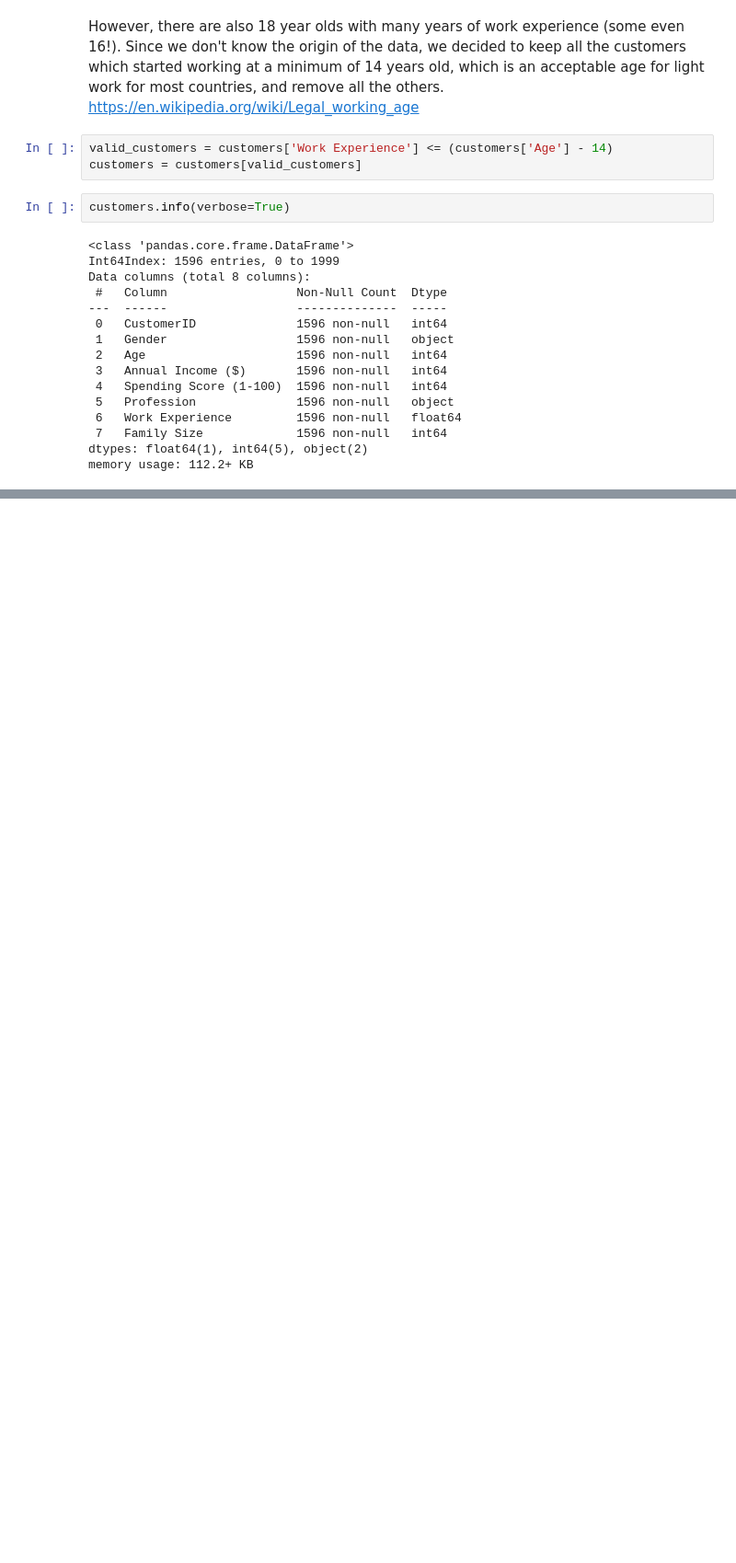
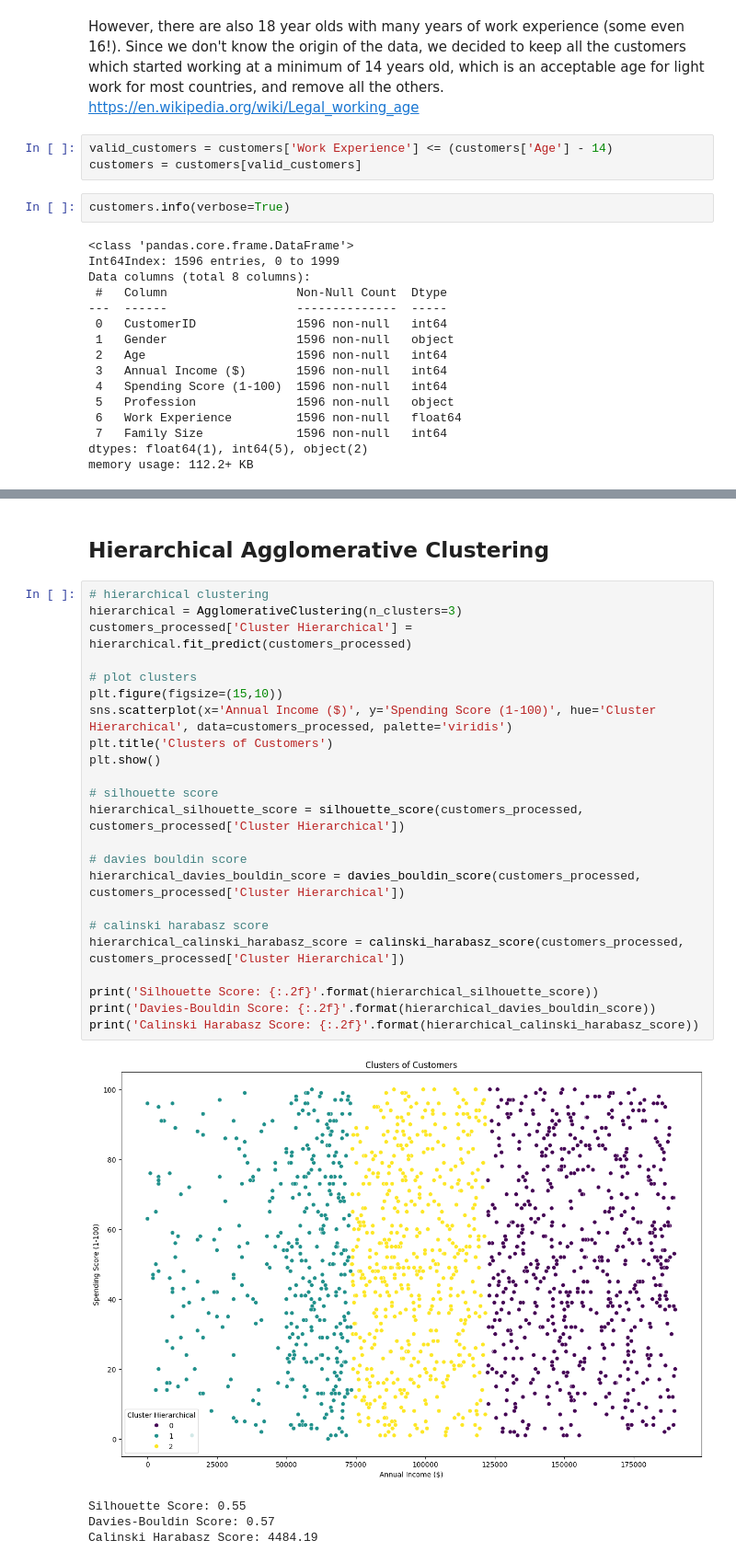
Before and after one commit to Bluxen/DA-Project2, a Jupyter notebook: 13_Shop_Customer_Data.ipynb, the cells around one changed output, grey strips where cells are left out. Shown at 92% size. Cells and saved outputs as stored; diff of their text form; blank space fills up the shorter version.

```diff
--- a/13_Shop_Customer_Data.ipynb
+++ b/13_Shop_Customer_Data.ipynb
@@ -426,0 +516,30 @@ memory usage: 112.2+ KB
+# %% [markdown]
+## Hierarchical Agglomerative Clustering
+# %%
+# hierarchical clustering
+hierarchical = AgglomerativeClustering(n_clusters=3)
+customers_processed['Cluster Hierarchical'] = hierarchical.fit_predict(customers_processed)
+
+# plot clusters
+plt.figure(figsize=(15,10))
+sns.scatterplot(x='Annual Income ($)', y='Spending Score (1-100)', hue='Cluster Hierarchical', data=customers_processed, palette='viridis')
+plt.title('Clusters of Customers')
+plt.show()
+
+# silhouette score
+hierarchical_silhouette_score = silhouette_score(customers_processed, customers_processed['Cluster Hierarchical'])
+
+# davies bouldin score
+hierarchical_davies_bouldin_score = davies_bouldin_score(customers_processed, customers_processed['Cluster Hierarchical'])
+
+# calinski harabasz score
+hierarchical_calinski_harabasz_score = calinski_harabasz_score(customers_processed, customers_processed['Cluster Hierarchical'])
+
+print('Silhouette Score: {:.2f}'.format(hierarchical_silhouette_score))
+print('Davies-Bouldin Score: {:.2f}'.format(hierarchical_davies_bouldin_score))
+print('Calinski Harabasz Score: {:.2f}'.format(hierarchical_calinski_harabasz_score))
+# %% [output]
+[figure, added]
+Silhouette Score: 0.55
+Davies-Bouldin Score: 0.57
+Calinski Harabasz Score: 4484.19
```
Also changed, not shown: parts of 14 cells of this notebook.
